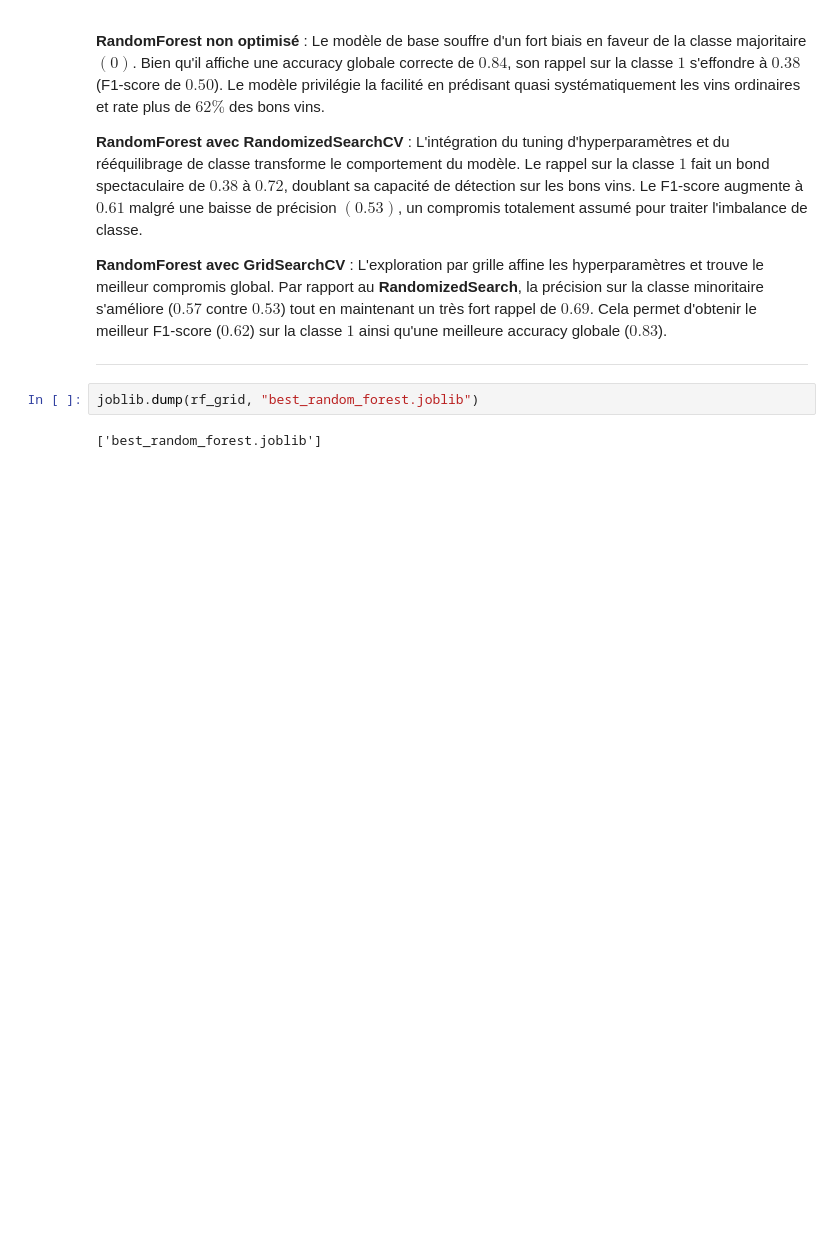
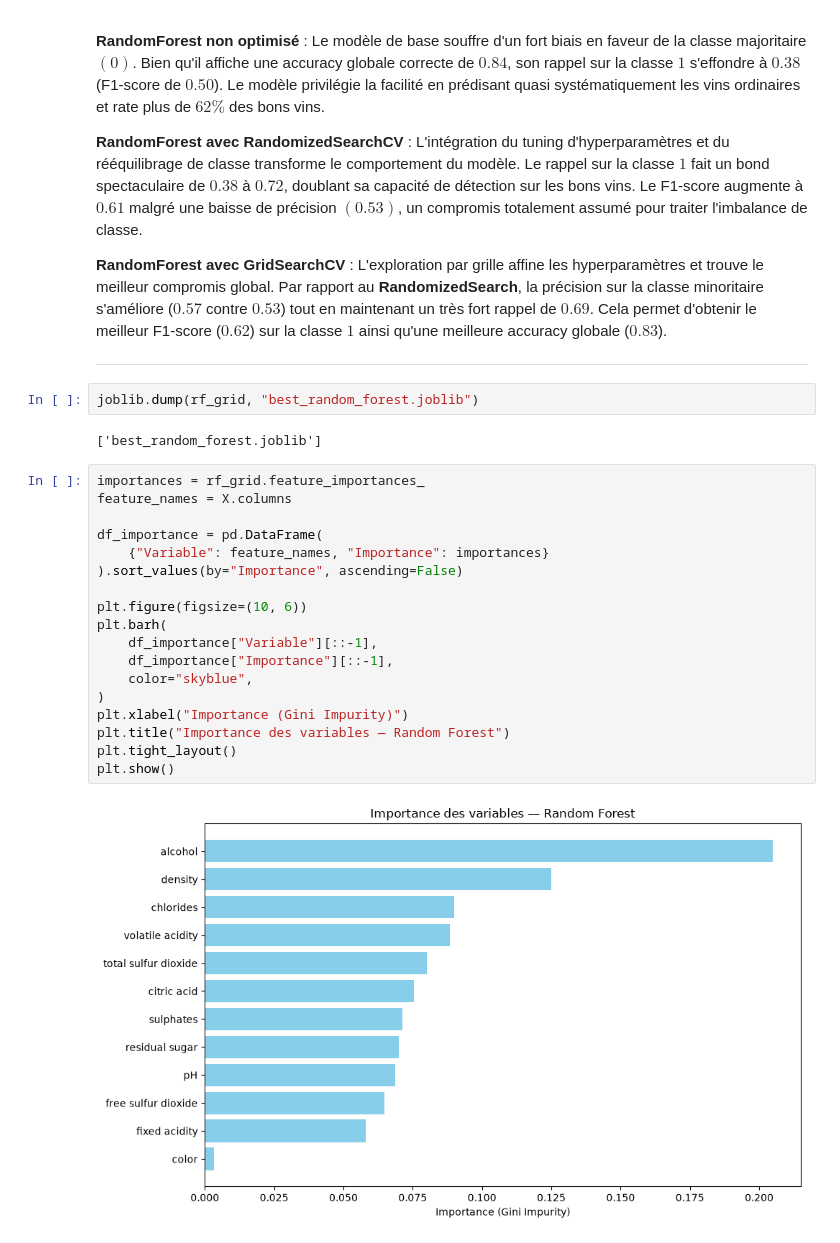
Before and after one commit to Yoann-Rabahi1/qualite_de_vin_ml_project, a Jupyter notebook: EDA.ipynb, the cells around one changed output. Cells and saved outputs as stored; diff of their text form; blank space fills up the shorter version.

```diff
--- a/EDA.ipynb
+++ b/EDA.ipynb
@@ -1058,3 +1058,23 @@ disp.plot()
 joblib.dump(rf_grid, "best_random_forest.joblib")
 # %% [output]
 ['best_random_forest.joblib']
+# %%
+importances = rf_grid.feature_importances_
+feature_names = X.columns
+
+df_importance = pd.DataFrame(
+    {"Variable": feature_names, "Importance": importances}
+).sort_values(by="Importance", ascending=False)
+
+plt.figure(figsize=(10, 6))
+plt.barh(
+    df_importance["Variable"][::-1],
+    df_importance["Importance"][::-1],
+    color="skyblue",
+)
+plt.xlabel("Importance (Gini Impurity)")
+plt.title("Importance des variables — Random Forest")
+plt.tight_layout()
+plt.show()
+# %% [output]
+[figure, added]
```
Also changed, not shown: parts of 1 cell of this notebook, 6 other files.
